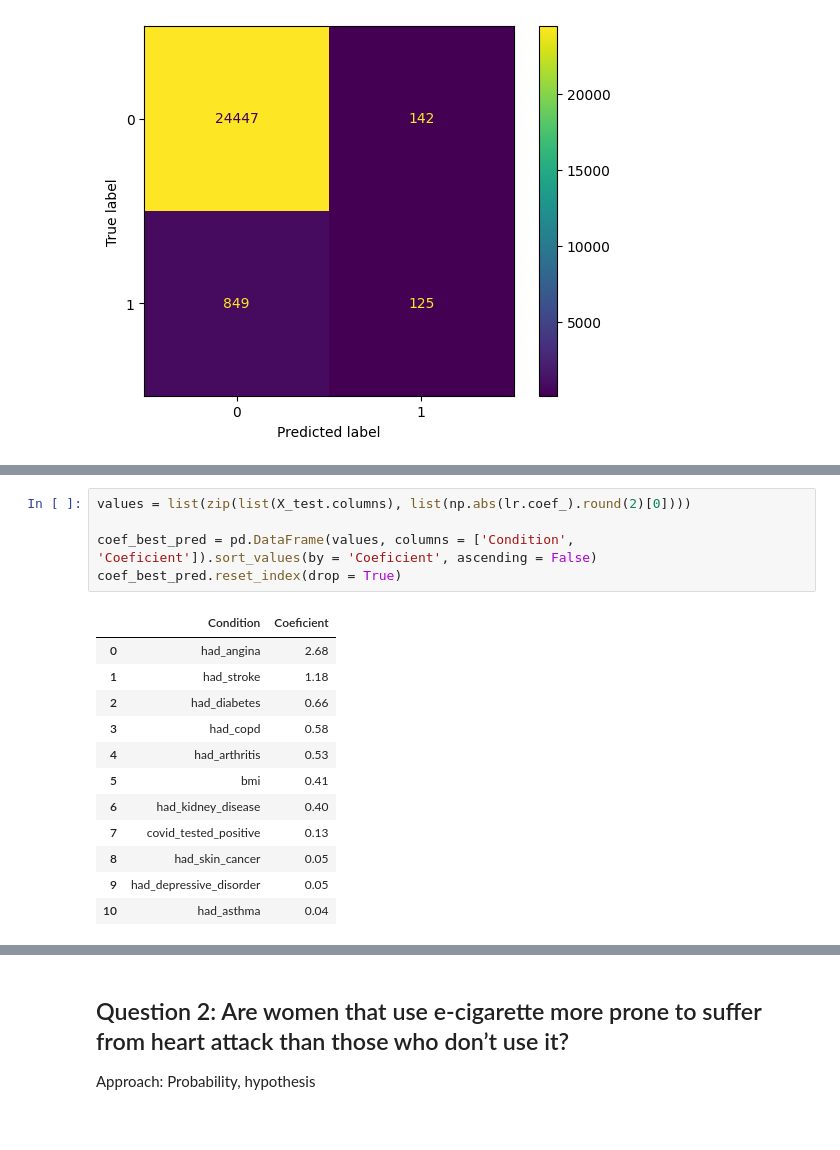
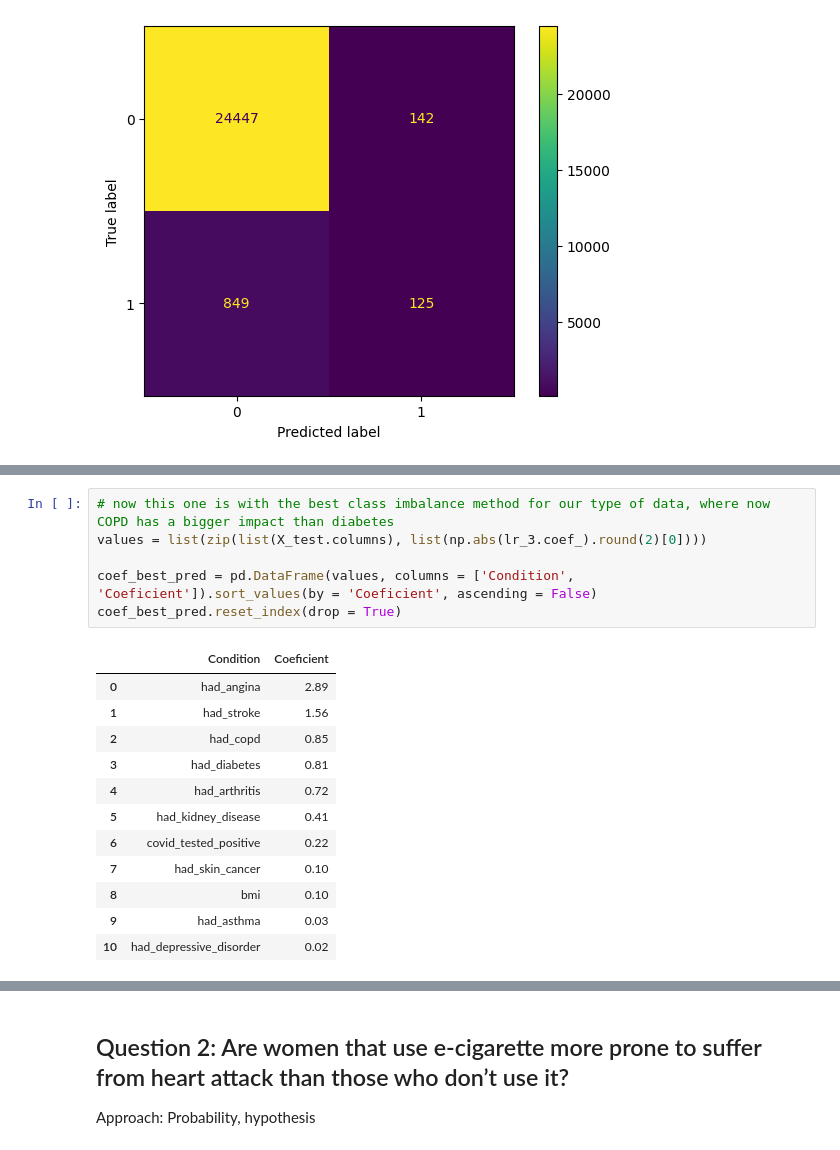
Before and after one commit to lugamez/mid_bootcamp_project, a Jupyter notebook: data_processing_and_analysis.ipynb, the cells around one changed output, grey strips where cells are left out. Drawn from its saved outputs; the diff is of its cells as text.

```diff
--- a/data_processing_and_analysis.ipynb
+++ b/data_processing_and_analysis.ipynb
@@ -492,21 +512,22 @@ cm_matrix(to_plot)
 # %%
-values = list(zip(list(X_test.columns), list(np.abs(lr.coef_).round(2)[0])))
+# now this one is with the best class imbalance method for our type of data, where now COPD has a bigger impact than diabetes
+values = list(zip(list(X_test.columns), list(np.abs(lr_3.coef_).round(2)[0])))
 
 coef_best_pred = pd.DataFrame(values, columns = ['Condition', 'Coeficient']).sort_values(by = 'Coeficient', ascending = False)
 coef_best_pred.reset_index(drop = True)
 # %% [output]
 |  | Condition | Coeficient |
-| 0 | had_angina | 2.68 |
-| 1 | had_stroke | 1.18 |
-| 2 | had_diabetes | 0.66 |
-| 3 | had_copd | 0.58 |
-| 4 | had_arthritis | 0.53 |
-| 5 | bmi | 0.41 |
-| 6 | had_kidney_disease | 0.40 |
-| 7 | covid_tested_positive | 0.13 |
-| 8 | had_skin_cancer | 0.05 |
-| 9 | had_depressive_disorder | 0.05 |
-| 10 | had_asthma | 0.04 |
+| 0 | had_angina | 2.89 |
+| 1 | had_stroke | 1.56 |
+| 2 | had_copd | 0.85 |
+| 3 | had_diabetes | 0.81 |
+| 4 | had_arthritis | 0.72 |
+| 5 | had_kidney_disease | 0.41 |
+| 6 | covid_tested_positive | 0.22 |
+| 7 | had_skin_cancer | 0.10 |
+| 8 | bmi | 0.10 |
+| 9 | had_asthma | 0.03 |
+| 10 | had_depressive_disorder | 0.02 |
 # %% [markdown]
 # Conclusion:
 
```
Also changed, not shown: parts of 9 cells of this notebook.
